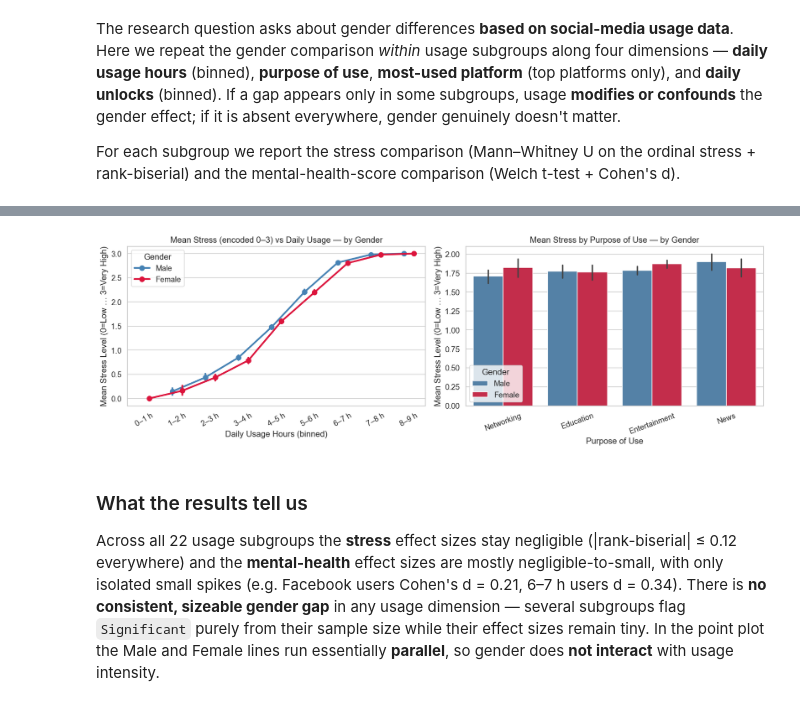
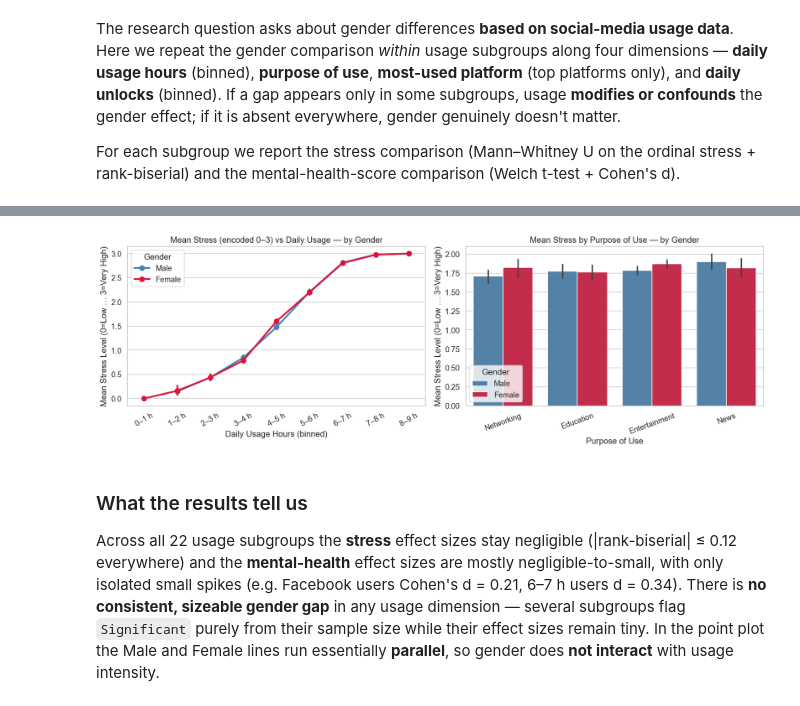
Before and after one commit to Ttalyacohen/Mental_health_dataset_evaluation, a Jupyter notebook: Questions/02_gender_differences_in_stress.ipynb, the cells around one changed output, grey strips where cells are left out. Drawn from its saved outputs; the diff is of its cells as text; code cells hidden in the pictures.

```diff
--- a/Questions/02_gender_differences_in_stress.ipynb
+++ b/Questions/02_gender_differences_in_stress.ipynb
@@ -379,29 +379,29 @@ Daily unlocks     Q4 (most)     616       604  0.185577                -0.022 0.
 # %%
 fig, axes = plt.subplots(1, 2, figsize=(15, 5))
 
 # Plot 4 — mean encoded stress vs usage bin, split by gender (interaction view)
 sns.pointplot(data=df, x='Usage_Bin', y='Stress_Level_Enc', hue=GENDER_COL,
-              order=usage_labels, palette=GENDER_PALETTE, dodge=0.3, errorbar=('ci', 95),
+              order=usage_labels, palette=GENDER_PALETTE, errorbar=('ci', 95),
               ax=axes[0])
 axes[0].set_title('Mean Stress (encoded 0–3) vs Daily Usage — by Gender')
 axes[0].set_xlabel('Daily Usage Hours (binned)')
 axes[0].set_ylabel('Mean Stress Level (0=Low … 3=Very High)')
 axes[0].tick_params(axis='x', rotation=30)
 axes[0].legend(title='Gender')
 
 # Plot 5 — mean encoded stress by gender across purpose of use
 sns.barplot(data=df, x='Purpose_Of_Use', y='Stress_Level_Enc', hue=GENDER_COL,
             palette=GENDER_PALETTE, errorbar=('ci', 95), ax=axes[1])
 axes[1].set_title('Mean Stress by Purpose of Use — by Gender')
 axes[1].set_xlabel('Purpose of Use')
 axes[1].set_ylabel('Mean Stress Level (0=Low … 3=Very High)')
 axes[1].tick_params(axis='x', rotation=20)
 axes[1].legend(title='Gender')
 
 plt.tight_layout()
 plt.show()
 # %% [output]
-[figure, old version]
+[figure, new version]
 # %% [markdown]
 ### What the results tell us
 
```
Also changed, not shown: 1 other file.
